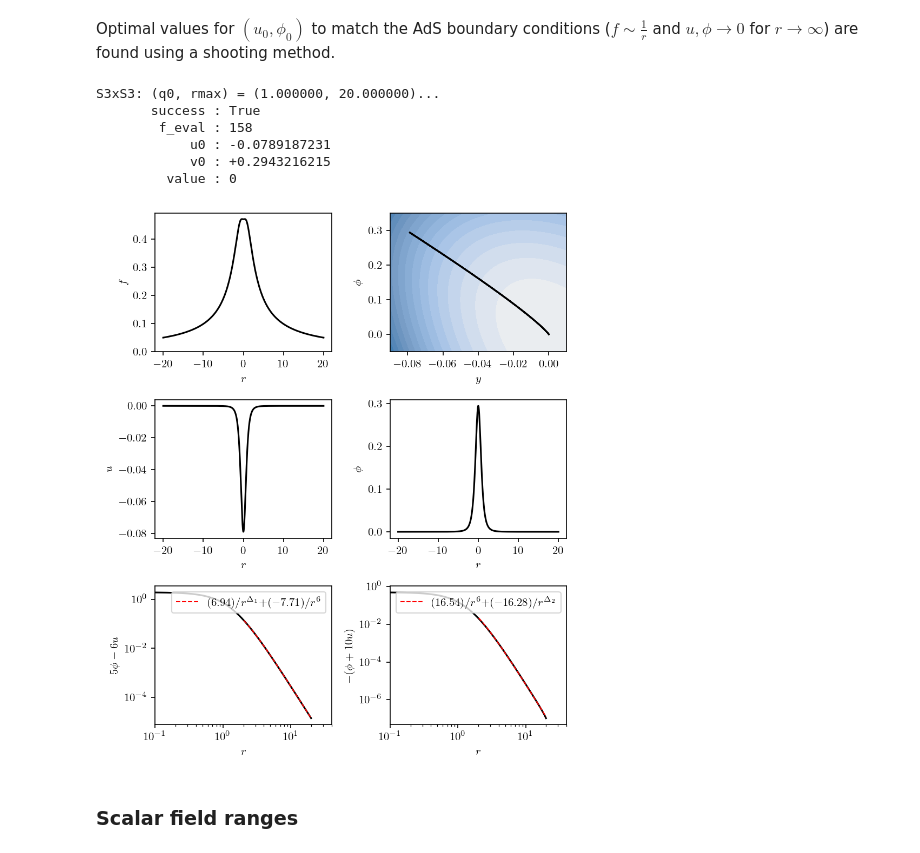
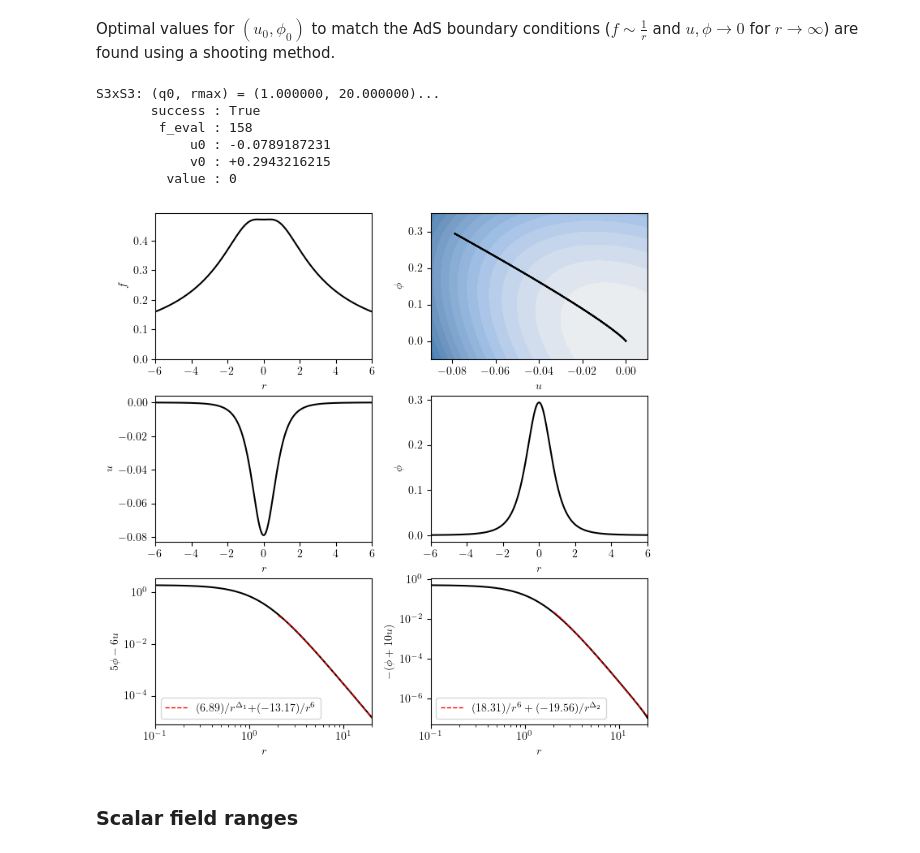
Before and after one commit to gloges/typeII-wormholes, a Jupyter notebook: wormholes.ipynb, the cells around one changed output. Saved outputs shown, nothing was run; the diff lists cells and outputs as text; code cells hidden in the pictures.

```diff
--- a/wormholes.ipynb
+++ b/wormholes.ipynb
@@ -16,7 +16,7 @@ warnings.filterwarnings('ignore')
 %load_ext autoreload
 %autoreload 2
 # %%
-plt.rcParams['figure.dpi'] = 150
+plt.rcParams['figure.dpi'] = 100
 plt.rcParams['text.usetex'] = True
 plt.rcParams['text.latex.preamble'] = '\\usepackage{amssymb} \\usepackage{amsmath}'
 # %% [markdown]
@@ -47,7 +47,7 @@ u0, φ0 = -0.08, 0.3
 soln = wh.solve_S3S3(q0, u0, φ0, rmax)
 r, f, u, ud, φ, φd, h, charge = wh.symmetrize_S3S3(soln)
 
-fig, axes = plt.subplots(1, 3, figsize=(8,2))
+fig, axes = plt.subplots(1, 3, figsize=(10,3))
 
 for ax, y, label in zip(axes, [f, u, φ], ['$f$', '$u$', '$\phi$']):
     ax.plot(r, y, 'k')
@@ -67,14 +67,13 @@ soln = wh.wormhole_S3S3(q0, rmax, display_summary=True)
 r, f, u, ud, φ, φd, h, charge = soln
 
 
-
-fig, axes = plt.subplots(3, 2, figsize=(6,7))
+fig, axes = plt.subplots(3, 2, figsize=(7,7))
 
 q = wh.Q(r, q0)
 
 xdata = [r, u, r, r, r, r]
 ydata = [f, φ, u, φ, 5*φ-6*u, -(φ+10*u)]
-xlabels = ['$r$', '$y$', '$r$', '$r$', '$r$', '$r$']
+xlabels = ['$r$', '$u$', '$r$', '$r$', '$r$', '$r$']
 ylabels = ['$f$', '$\phi$', '$u$', '$\phi$', '$5\phi-6u$', '$-(\phi+10u)$']
 
 # Plot grid of xy-data
@@ -84,6 +83,9 @@ for ax, xx, yy, xlab, ylab in zip(axes.ravel(), xdata, ydata, xlabels, ylabels):
     ax.set_ylabel(ylab)
 
 axes[0,0].set_ylim(0)
+
+for ax in axes.ravel():
+    ax.set_xlim(-6*q0, 6*q0)
 
 # Superimpose potential in u-φ plot
 u0s = np.linspace(-0.09, 0.01, 40)
@@ -95,37 +97,38 @@ axes[0,1].contourf(umesh, φmesh, VV,
                    levels=np.arange(-6, -4.4, 0.1),
                    cmap=cc.cm['CET_L12'],
                    extent=(u0s[0], u0s[-1], φ0s[0], φ0s[-1])
                   )
 
 axes[0,1].set_xlim(u0s[0], u0s[-1])
 axes[0,1].set_ylim(φ0s[0], φ0s[-1])
 
 
 # Plot expected power-law fall-offs in asymptotic region
-rr, light, label_light = wh.fitLightMode_S3S3(q0, r, u, φ, r>2)
+rr, light, label_light = wh.fitLightMode_S3S3(r, u, φ, r>2)
 axes[2,0].plot(rr, light, '--r', lw=1, label=label_light)
 
-rr, heavy, label_heavy = wh.fitHeavyMode_S3S3(q0, r, u, φ, r>2)
+rr, heavy, label_heavy = wh.fitHeavyMode_S3S3(r, u, φ, r>2)
 axes[2,1].plot(rr, heavy, '--r', lw=1, label=label_heavy)
 
 
 for ax in axes[2]:
-    ax.set_xlim(0.1*q0, 2*rmax)
+    ax.set_xlim(0.1*q0, rmax)
     ax.set_xscale('log')
     ax.set_yscale('log')
     ax.legend()
 
 plt.tight_layout()
+plt.subplots_adjust(hspace=0.25)
 # plt.savefig('images/S3S3_profile_example.png', dpi=300)
 plt.show()
 # %% [output]
 S3xS3: (q0, rmax) = (1.000000, 20.000000)...
        success : True
         f_eval : 158
             u0 : -0.0789187231
             v0 : +0.2943216215
          value : 0
-[figure, old version]
+[figure, new version]
 # %% [markdown]
 ### Scalar field ranges
 # %% [markdown]
```
Also changed, not shown: parts of 11 cells of this notebook, 2 other files.
